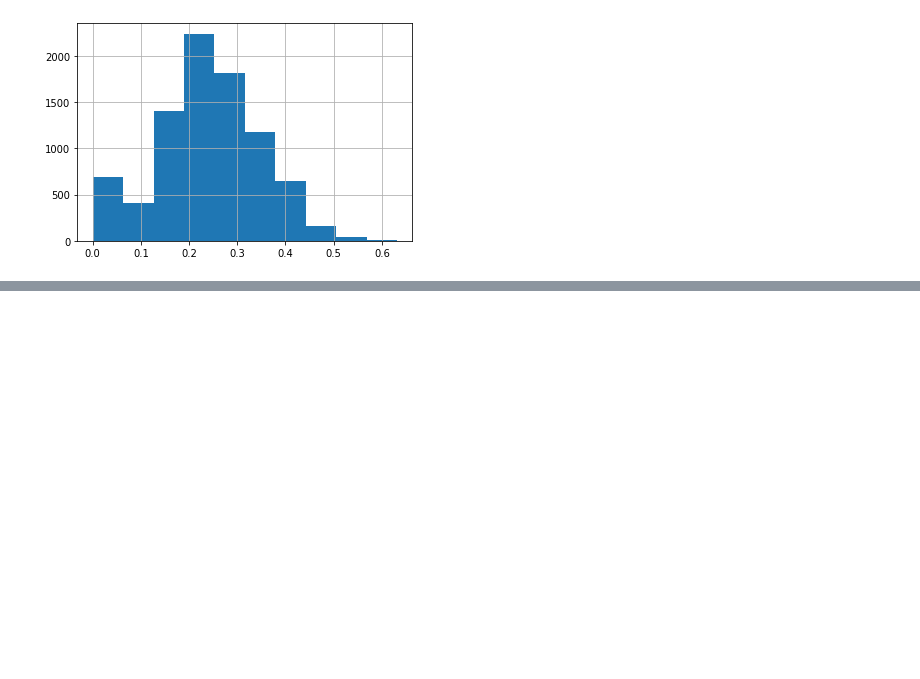
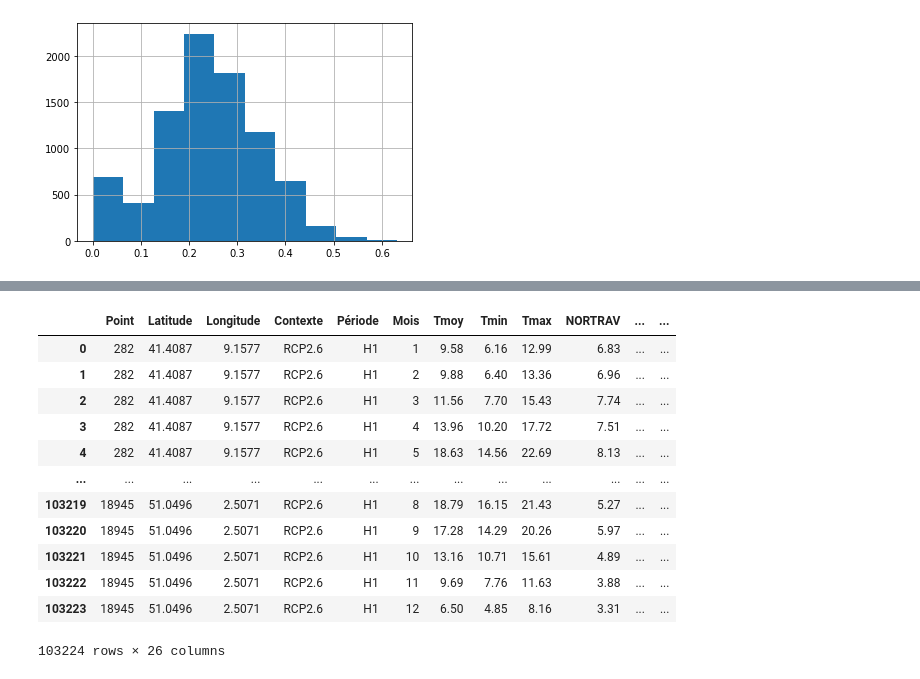
Before and after one commit to owalid/adaptaviz, a Jupyter notebook: score/Scoring Function.ipynb, the cells around one changed output, grey strips where cells are left out. Drawn from its saved outputs; the diff is of its cells as text; code cells hidden in the pictures; blank space fills up the shorter version.

```diff
--- a/score/Scoring Function.ipynb
+++ b/score/Scoring Function.ipynb
@@ -257,0 +300,16 @@ new.to_csv('total_score_orge_H3_2_6.csv')
+# %%
+display(new)
+# %% [output]
+|  | Point | Latitude | Longitude | Contexte | Période | Mois | Tmoy | Tmin | Tmax | NORTRAV | ... | ... |
+| 0 | 282 | 41.4087 | 9.1577 | RCP2.6 | H1 | 1 | 9.58 | 6.16 | 12.99 | 6.83 | ... | ... |
+| 1 | 282 | 41.4087 | 9.1577 | RCP2.6 | H1 | 2 | 9.88 | 6.40 | 13.36 | 6.96 | ... | ... |
+| 2 | 282 | 41.4087 | 9.1577 | RCP2.6 | H1 | 3 | 11.56 | 7.70 | 15.43 | 7.74 | ... | ... |
+| 3 | 282 | 41.4087 | 9.1577 | RCP2.6 | H1 | 4 | 13.96 | 10.20 | 17.72 | 7.51 | ... | ... |
+| 4 | 282 | 41.4087 | 9.1577 | RCP2.6 | H1 | 5 | 18.63 | 14.56 | 22.69 | 8.13 | ... | ... |
+| ... | ... | ... | ... | ... | ... | ... | ... | ... | ... | ... | ... | ... |
+| 103219 | 18945 | 51.0496 | 2.5071 | RCP2.6 | H1 | 8 | 18.79 | 16.15 | 21.43 | 5.27 | ... | ... |
+| 103220 | 18945 | 51.0496 | 2.5071 | RCP2.6 | H1 | 9 | 17.28 | 14.29 | 20.26 | 5.97 | ... | ... |
+| 103221 | 18945 | 51.0496 | 2.5071 | RCP2.6 | H1 | 10 | 13.16 | 10.71 | 15.61 | 4.89 | ... | ... |
+| 103222 | 18945 | 51.0496 | 2.5071 | RCP2.6 | H1 | 11 | 9.69 | 7.76 | 11.63 | 3.88 | ... | ... |
+| 103223 | 18945 | 51.0496 | 2.5071 | RCP2.6 | H1 | 12 | 6.50 | 4.85 | 8.16 | 3.31 | ... | ... |
+103224 rows × 26 columns
```
Also changed, not shown: parts of 8 cells of this notebook, 3 other files.
